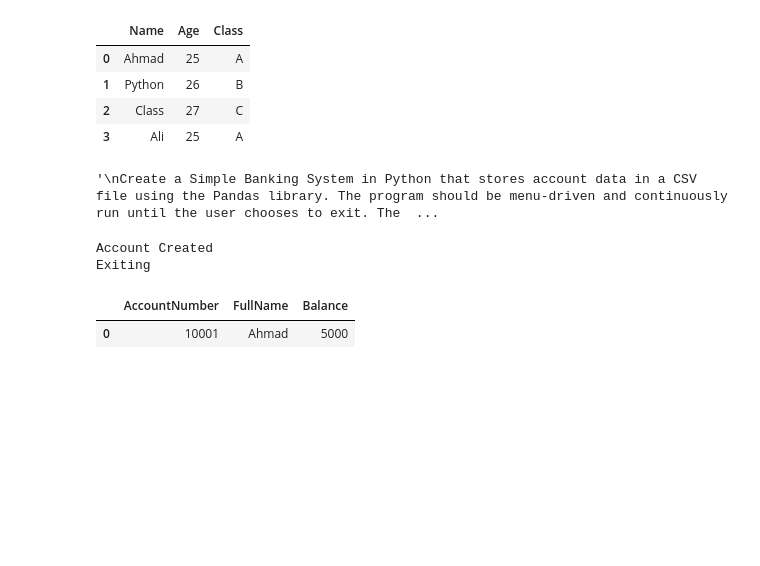
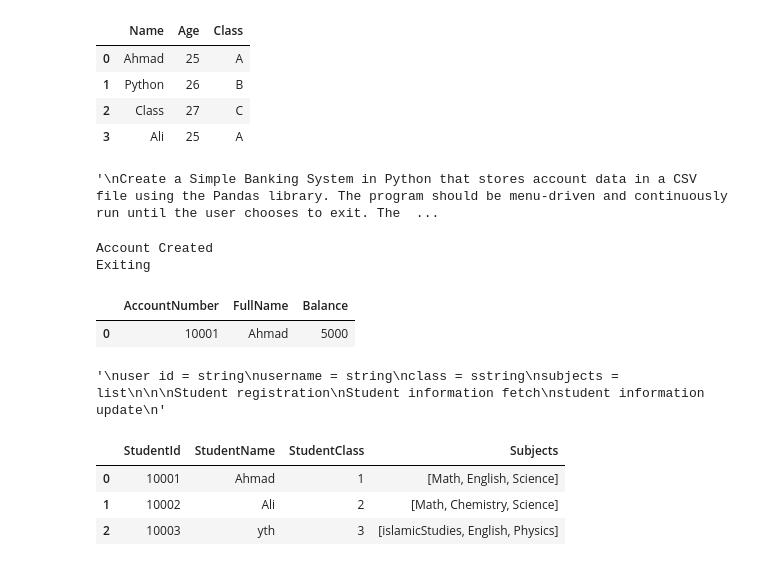
Before and after one commit to Ahmadhumayoun/AdvancePythonClassRepo, a Jupyter notebook: PandasLearning.ipynb, the cells around one changed output. Saved outputs shown, nothing was run; the diff lists cells and outputs as text; code cells hidden in the pictures; blank space fills up the shorter version.

```diff
--- a/PandasLearning.ipynb
+++ b/PandasLearning.ipynb
@@ -297,3 +297,17 @@ df
 | 0 | 10001 | Ahmad | 5000 |
 # %%
 df.to_csv("Bank.csv",index=False)
+# %%
+"""
+user id = string
+username = string
+class = sstring
+subjects = list
+
+
+Student registration
+Student information fetch
+student information update
+"""
+# %% [output]
+'\nuser id = string\nusername = string\nclass = sstring\nsubjects = list\n\n\nStudent registration\nStudent information fetch\nstudent information update\n'
@@ -299,0 +316,11 @@ df.to_csv("Bank.csv",index=False)
+# %%
+StudentAccountDictionary = {"StudentId":["10001","10002","10003"],"StudentName":["Ahmad","Ali","yth"],"StudentClass":["1","2","3"],"Subjects":[["Math","English","Science"],["Math","Chemistry","Science"],["islamicStudies","English","Physics"]]}
+# %%
+studentDF = pd.DataFrame(StudentAccountDictionary)
+# %%
+studentDF
+# %% [output]
+|  | StudentId | StudentName | StudentClass | Subjects |
+| 0 | 10001 | Ahmad | 1 | [Math, English, Science] |
+| 1 | 10002 | Ali | 2 | [Math, Chemistry, Science] |
+| 2 | 10003 | yth | 3 | [islamicStudies, English, Physics] |
```
Also changed, not shown: parts of 3 cells of this notebook, 1 other file.
